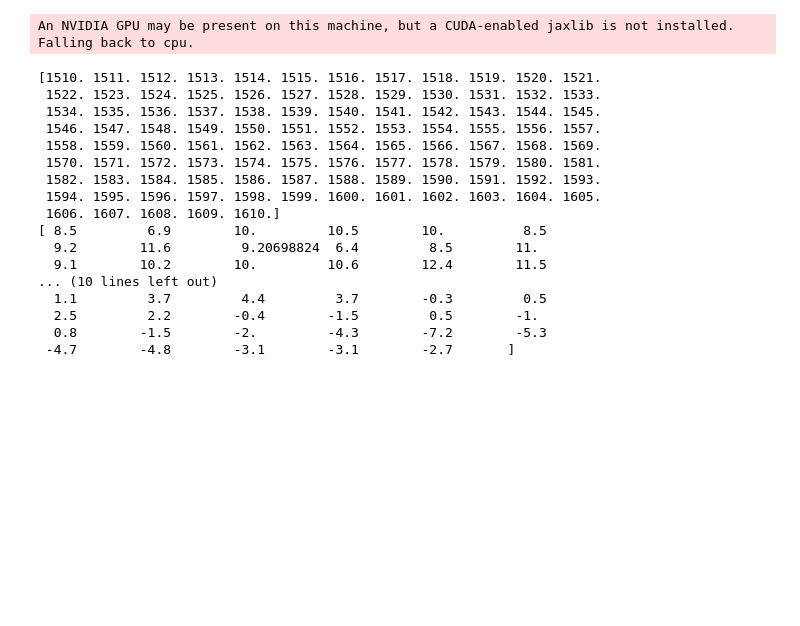
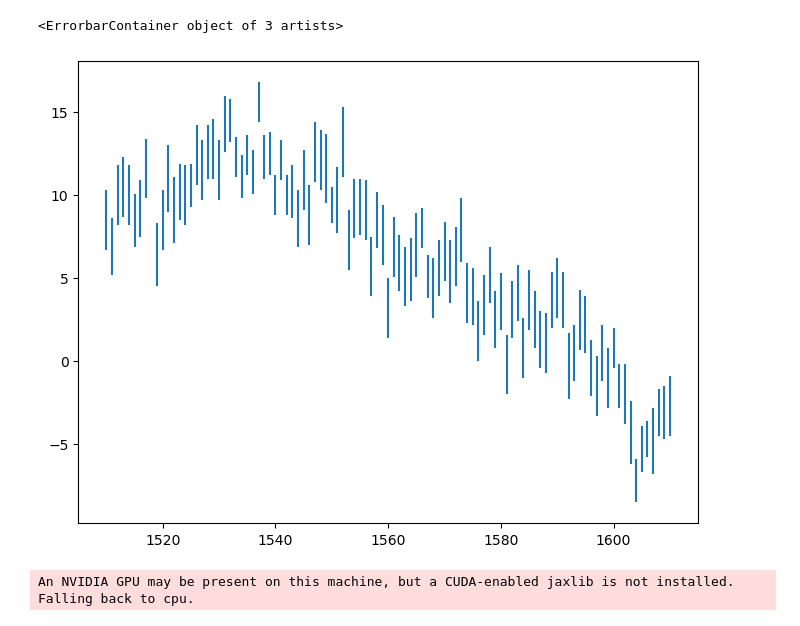
Before and after one commit to eh13913/treering, a Jupyter notebook: notebooks/resampling.ipynb, the cells around one changed output. Cells and saved outputs as stored; diff of their text form; code cells hidden in the pictures; blank space fills up the shorter version.

```diff
--- a/notebooks/resampling.ipynb
+++ b/notebooks/resampling.ipynb
@@ -12,7 +12,12 @@ import pandas as pd
 from scipy.signal import argrelextrema
 from scipy.interpolate import interp1d
 # %%
-data = pd.read_csv("Miyahara.csv")
+data = pd.read_csv("../data/Miyahara.csv")
+# %%
+plt.errorbar(data.year, data.d14c, yerr=data.sig_d14c, linestyle='None')
+# %% [output]
+<ErrorbarContainer object of 3 artists>
+[figure, added]
 # %%
 resampler = resample.Resampler()
 resampler.load_data(data.year, data.d14c, data.sig_d14c)
@@ -24,21 +29,3 @@ An NVIDIA GPU may be present on this machine, but a CUDA-enabled jaxlib is not i
 f = interp1d(resampler.x, resampler.y, kind="cubic")
 interpolation = f(resampler.annual)
 sig = resampler.bandpass_super_gaussian(interpolation, l=1./9.677, sz=0.05, order=30)
-# %% [output]
-[1510. 1511. 1512. 1513. 1514. 1515. 1516. 1517. 1518. 1519. 1520. 1521.
- 1522. 1523. 1524. 1525. 1526. 1527. 1528. 1529. 1530. 1531. 1532. 1533.
- 1534. 1535. 1536. 1537. 1538. 1539. 1540. 1541. 1542. 1543. 1544. 1545.
- 1546. 1547. 1548. 1549. 1550. 1551. 1552. 1553. 1554. 1555. 1556. 1557.
- 1558. 1559. 1560. 1561. 1562. 1563. 1564. 1565. 1566. 1567. 1568. 1569.
- 1570. 1571. 1572. 1573. 1574. 1575. 1576. 1577. 1578. 1579. 1580. 1581.
- 1582. 1583. 1584. 1585. 1586. 1587. 1588. 1589. 1590. 1591. 1592. 1593.
- 1594. 1595. 1596. 1597. 1598. 1599. 1600. 1601. 1602. 1603. 1604. 1605.
- 1606. 1607. 1608. 1609. 1610.]
-[ 8.5         6.9        10.         10.5        10.          8.5
-  9.2        11.6         9.20698824  6.4         8.5        11.
-  9.1        10.2        10.         10.6        12.4        11.5
-... (10 lines left out)
-  1.1         3.7         4.4         3.7        -0.3         0.5
-  2.5         2.2        -0.4        -1.5         0.5        -1.
-  0.8        -1.5        -2.         -4.3        -7.2        -5.3
- -4.7        -4.8        -3.1        -3.1        -2.7       ]
```
Also changed, not shown: parts of 3 cells of this notebook, 1 other file.
